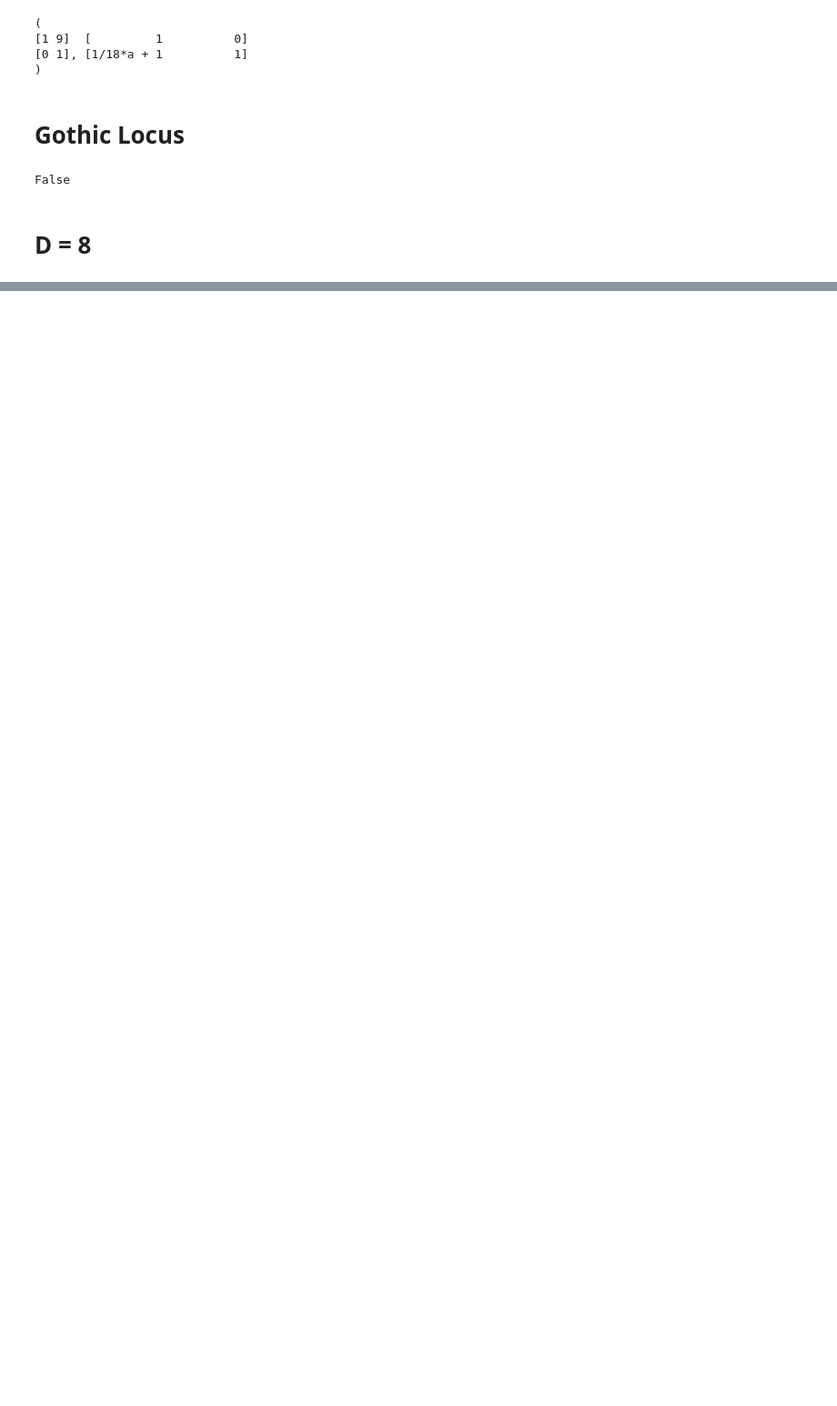
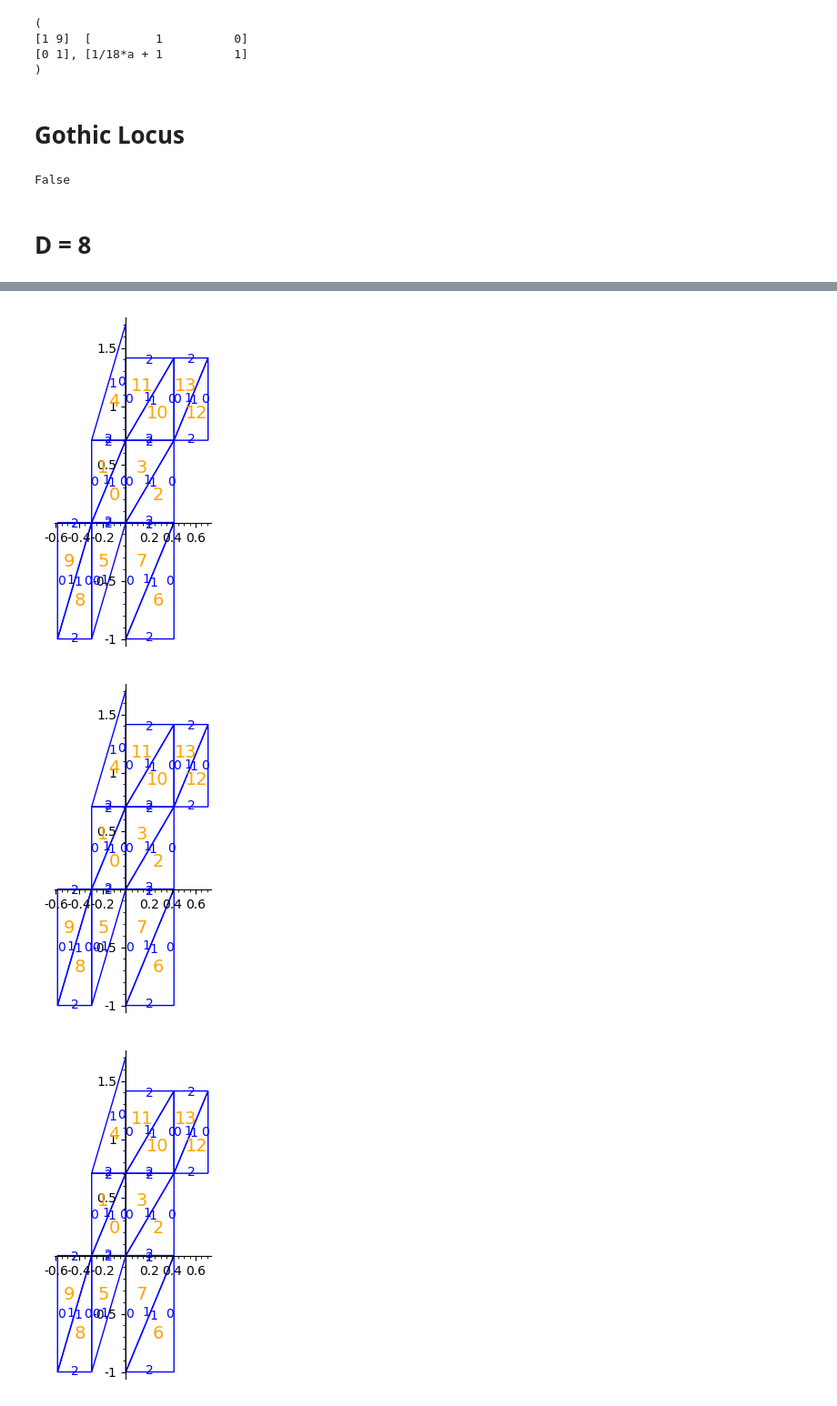
Before and after one commit to sfreedman67/samsurf, a Jupyter notebook: bowman/proving_prym.ipynb, the cells around one changed output, grey strips where cells are left out. Shown at 91% size. Saved outputs shown, nothing was run; the diff lists cells and outputs as text; code cells hidden in the pictures; blank space fills up the shorter version.

```diff
--- a/bowman/proving_prym.ipynb
+++ b/bowman/proving_prym.ipynb
@@ -74,0 +99,12 @@ AttributeError: 'Triangulation' object has no attribute 'compute_candidate_perio
+# %%
+idx_old, coords_old = 0, (1, 0, 0)
+for _ in range(50):
+    m = sigma(g1) if random.randint(0, 1) == 0 else sigma(g2)
+    _, idx_new, coords_new = prym8_fake.track_marked_point(coords_old, idx_old, m)
+    prym8_fake = prym8_fake.mark_point(idx_new, coords_new, (1, 0, 0))
+    prym8_fake.plot().show()
+    idx_old, coords_old = idx_new, coords_new
+# %% [output]
+[figure, added]
+[figure, added]
+[figure, added]
```
Also changed, not shown: parts of 18 cells of this notebook, 3 other files.
